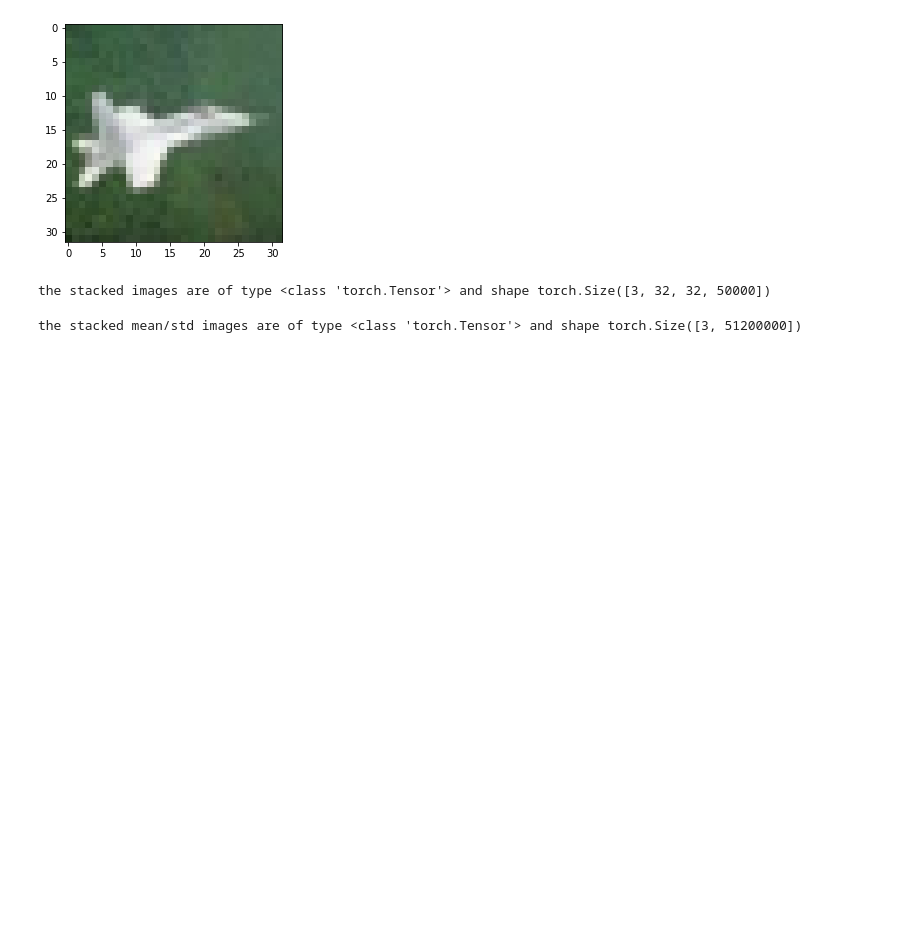
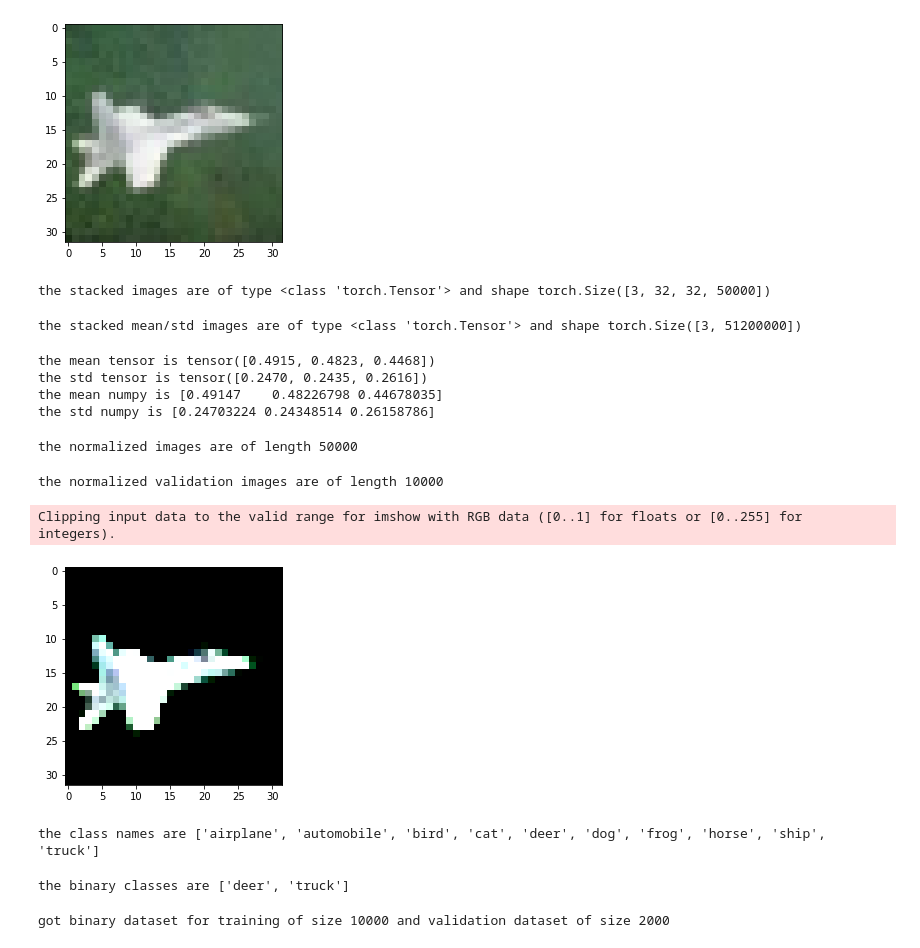
Before and after one commit to marcduby/MachineLearningPython, a Jupyter notebook: PyTorch/Practice/SimpleFeedForward/linearImageRecognition.ipynb, the cells around one changed output. Cells and saved outputs as stored; diff of their text form; code cells hidden in the pictures; blank space fills up the shorter version.

```diff
--- a/PyTorch/Practice/SimpleFeedForward/linearImageRecognition.ipynb
+++ b/PyTorch/Practice/SimpleFeedForward/linearImageRecognition.ipynb
@@ -103,3 +107,59 @@ images_calc = images_stacked.view(3, -1)
 print("the stacked mean/std images are of type {} and shape {}".format(type(images_calc), images_calc.shape))
 # %% [output]
 the stacked mean/std images are of type <class 'torch.Tensor'> and shape torch.Size([3, 51200000])
+# %%
+# get the mean and std tensors
+images_mean = images_calc.mean(dim=1)
+images_std = images_calc.std(dim=1)
+print("the mean tensor is {}".format(images_mean))
+print("the std tensor is {}".format(images_std))
+print("the mean numpy is {}".format(images_mean.numpy()))
+print("the std numpy is {}".format(images_std.numpy()))
+# %% [output]
+the mean tensor is tensor([0.4915, 0.4823, 0.4468])
+the std tensor is tensor([0.2470, 0.2435, 0.2616])
+the mean numpy is [0.49147    0.48226798 0.44678035]
+the std numpy is [0.24703224 0.24348514 0.26158786]
+# %%
+# reload the tensor images normalized
+cifar10_normalized = datasets.CIFAR10(scratch_dir, train=True, download=False,
+                        transform=transforms.Compose([transforms.ToTensor(),
+                                transforms.Normalize(images_mean, images_std)]))
+print("the normalized images are of length {}".format(len(cifar10_normalized)))
+# %% [output]
+the normalized images are of length 50000
+# %%
+# reload the tensor images validation normalized
+cifar10_normalized_val = datasets.CIFAR10(scratch_dir, train=False, download=False,
+                        transform=transforms.Compose([transforms.ToTensor(),
+                                transforms.Normalize(images_mean, images_std)]))
+print("the normalized validation images are of length {}".format(len(cifar10_normalized_val)))
+# %% [output]
+the normalized validation images are of length 10000
+# %%
+# print the transformad sample image
+image_normalized, label = cifar10_normalized[index]
+plt.imshow(image_normalized.permute(1, 2, 0))
+plt.show()
+# %% [output]
+Clipping input data to the valid range for imshow with RGB data ([0..1] for floats or [0..255] for integers).
+[figure, added]
+# %%
+# print the classes
+print("the class names are {}".format(class_names))
+# %% [output]
+the class names are ['airplane', 'automobile', 'bird', 'cat', 'deer', 'dog', 'frog', 'horse', 'ship', 'truck']
+# %%
+# filter down to deer and ship
+bi_label_map = {4:0, 9:1}
+bi_class_names = [class_names[4], class_names[9]]
+print("the binary classes are {}".format(bi_class_names))
+# %% [output]
+the binary classes are ['deer', 'truck']
+# %%
+# create binary dataset
+cifar10_binary = [(temp_image, bi_label_map[label]) for temp_image, label in cifar10_normalized if label in [4, 9]]
+cifar10_binary_val = [(temp_image, bi_label_map[label]) for temp_image, label in cifar10_normalized_val if label in [4, 9]]
+print("got binary dataset for training of size {} and validation dataset of size {}".format(len(cifar10_binary), len(cifar10_binary_val)))
+# %% [output]
+got binary dataset for training of size 10000 and validation dataset of size 2000
```
Also changed, not shown: parts of 6 cells of this notebook, 9 other files.
